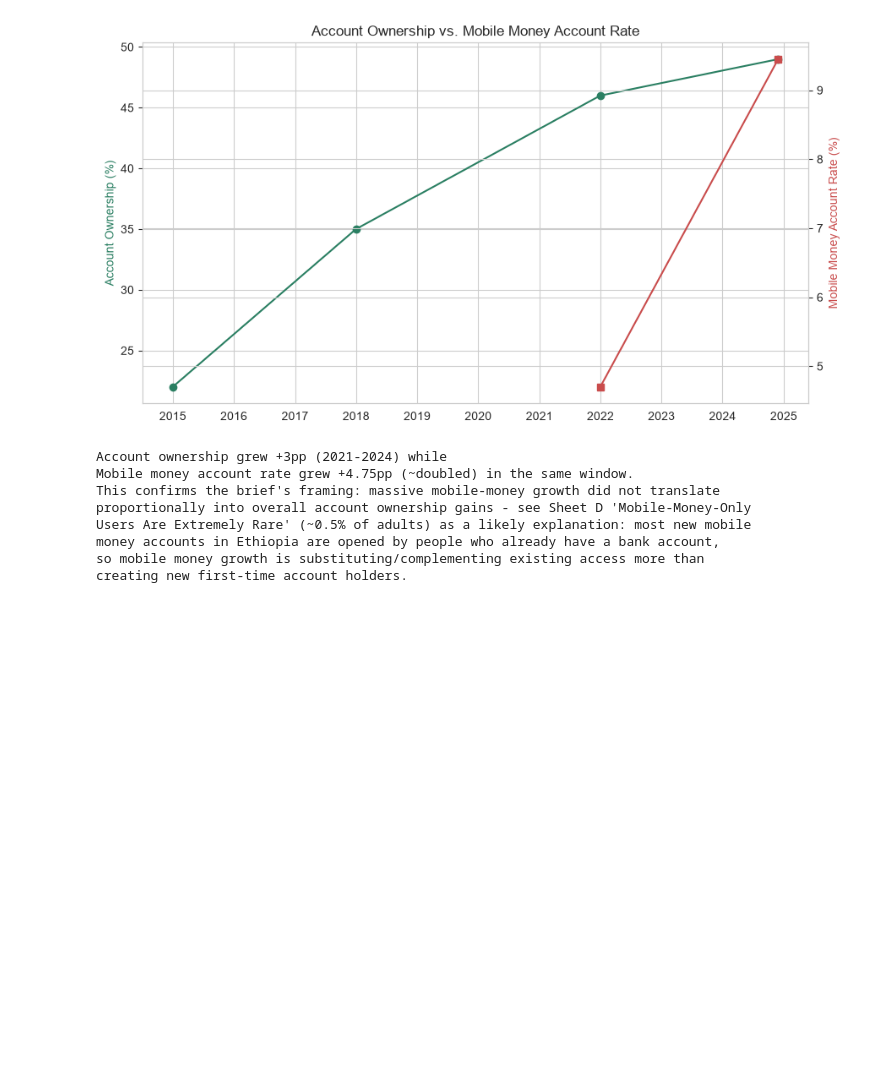
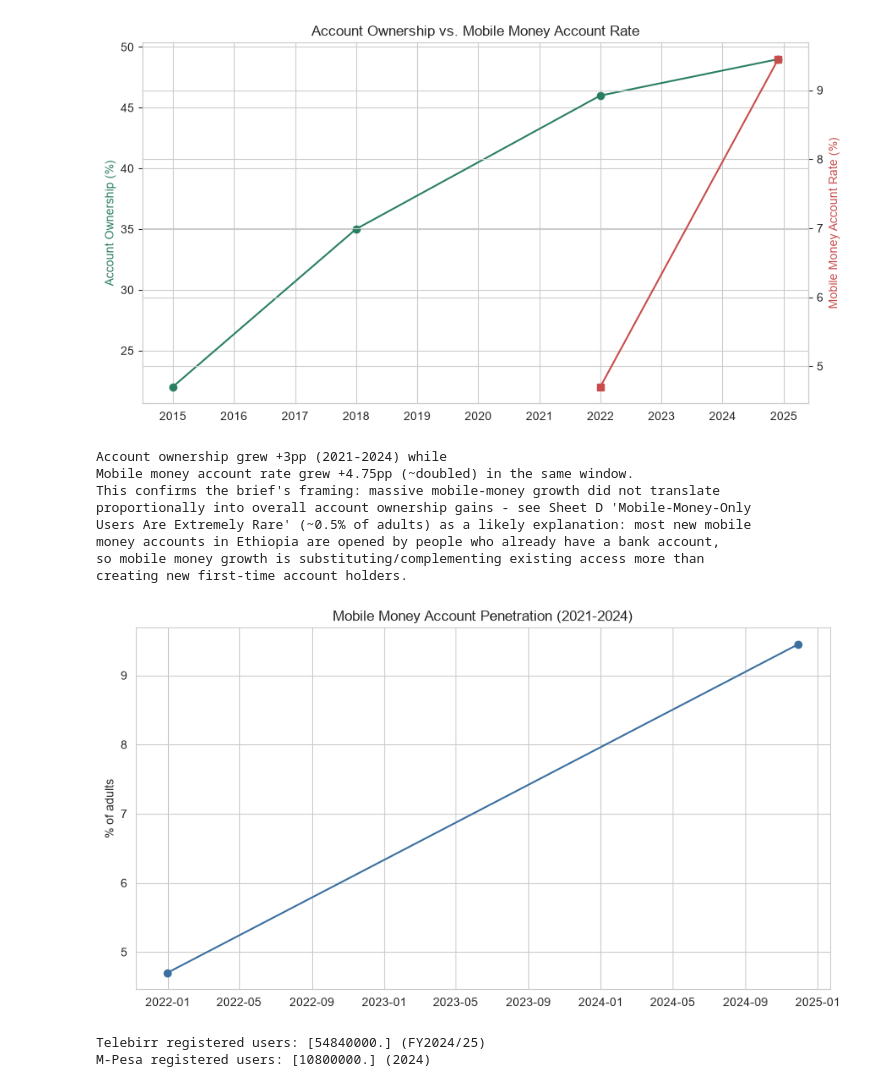
Before and after one commit to ekram-kemer1/ethiopia-fi-forecast, a Jupyter notebook: notebooks/task2_eda.ipynb, the cells around one changed output. Saved outputs shown, nothing was run; the diff lists cells and outputs as text; code cells hidden in the pictures; blank space fills up the shorter version.

```diff
--- a/notebooks/task2_eda.ipynb
+++ b/notebooks/task2_eda.ipynb
@@ -165,3 +165,19 @@ Users Are Extremely Rare' (~0.5% of adults) as a likely explanation: most new mo
 money accounts in Ethiopia are opened by people who already have a bank account,
 so mobile money growth is substituting/complementing existing access more than
 creating new first-time account holders.
+# %%
+fig, ax = plt.subplots(figsize=(9, 5))
+ax.plot(mm["observation_date"], mm["value_numeric"], marker="o", color="#3b6fa0")
+ax.set_title("Mobile Money Account Penetration (2021-2024)")
+ax.set_ylabel("% of adults")
+plt.tight_layout()
+plt.show()
+
+telebirr = obs[obs["indicator_code"] == "USG_TELEBIRR_USERS"]
+mpesa = obs[obs["indicator_code"] == "USG_MPESA_USERS"]
+print("Telebirr registered users:", telebirr["value_numeric"].values, "(FY2024/25)")
+print("M-Pesa registered users:", mpesa["value_numeric"].values, "(2024)")
+# %% [output]
+[figure, added]
+Telebirr registered users: [54840000.] (FY2024/25)
+M-Pesa registered users: [10800000.] (2024)
```
Also changed, not shown: parts of 8 cells of this notebook.
